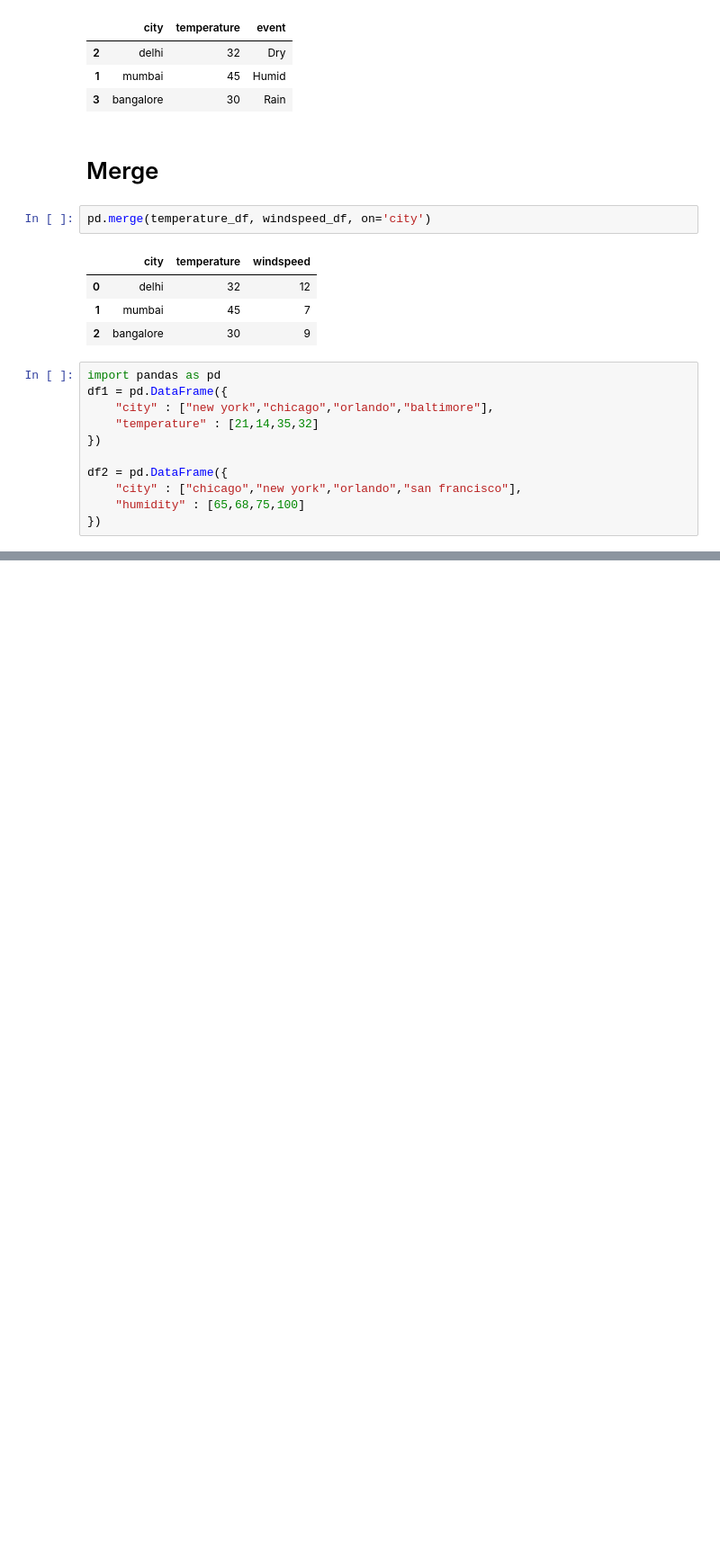
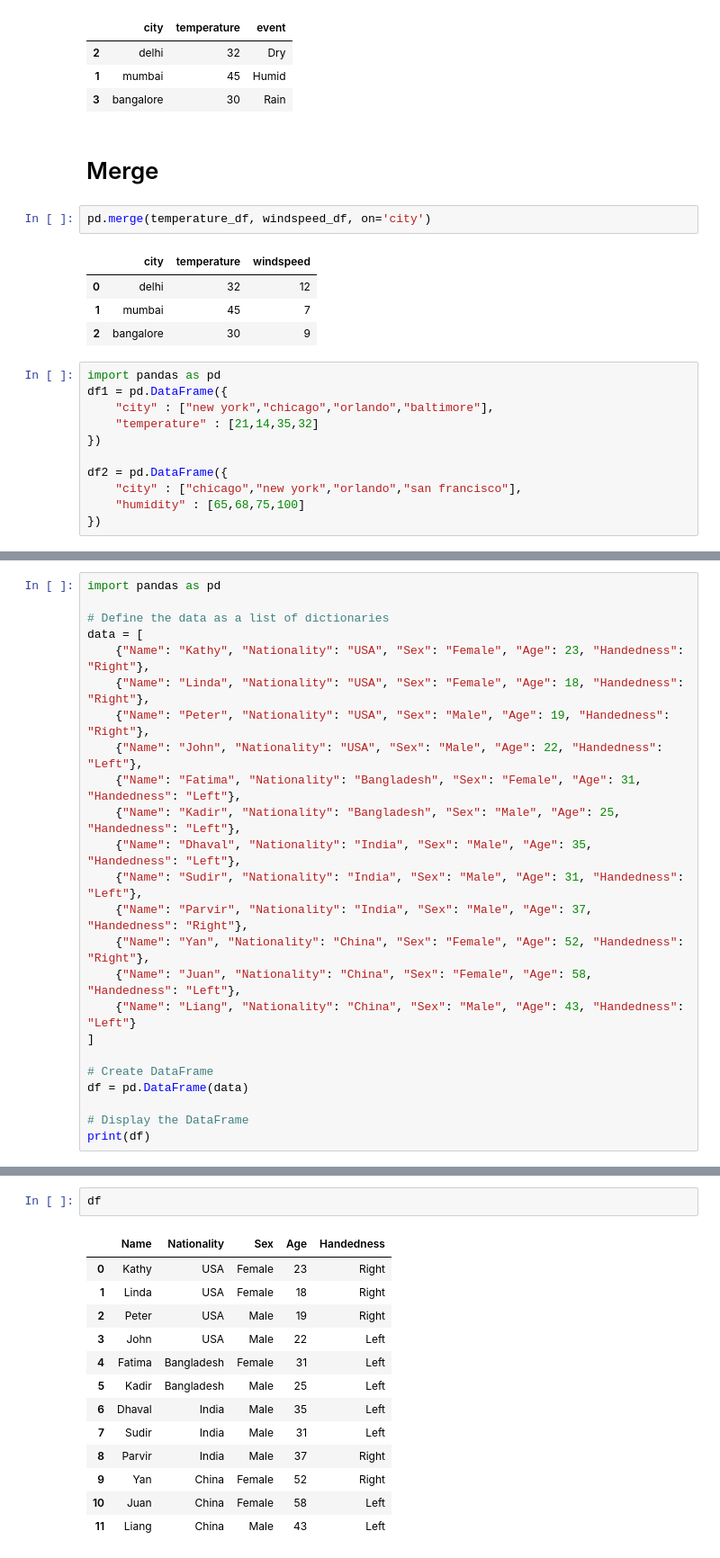
Before and after one commit to RahulTechTutorials/PythonLibraries, a Jupyter notebook: Pandas_Library.ipynb, the cells around one changed output, grey strips where cells are left out. Shown at 90% size. Cells and saved outputs as stored; diff of their text form; blank space fills up the shorter version.

```diff
--- a/Pandas_Library.ipynb
+++ b/Pandas_Library.ipynb
@@ -836,0 +1227,24 @@ pd.merge(df1,df2, on='city',how="outer")
+# %%
+import pandas as pd
+
+# Define the data as a list of dictionaries
+data = [
+    {"Name": "Kathy", "Nationality": "USA", "Sex": "Female", "Age": 23, "Handedness": "Right"},
+    {"Name": "Linda", "Nationality": "USA", "Sex": "Female", "Age": 18, "Handedness": "Right"},
+    {"Name": "Peter", "Nationality": "USA", "Sex": "Male", "Age": 19, "Handedness": "Right"},
+    {"Name": "John", "Nationality": "USA", "Sex": "Male", "Age": 22, "Handedness": "Left"},
+    {"Name": "Fatima", "Nationality": "Bangladesh", "Sex": "Female", "Age": 31, "Handedness": "Left"},
+    {"Name": "Kadir", "Nationality": "Bangladesh", "Sex": "Male", "Age": 25, "Handedness": "Left"},
+    {"Name": "Dhaval", "Nationality": "India", "Sex": "Male", "Age": 35, "Handedness": "Left"},
+    {"Name": "Sudir", "Nationality": "India", "Sex": "Male", "Age": 31, "Handedness": "Left"},
+    {"Name": "Parvir", "Nationality": "India", "Sex": "Male", "Age": 37, "Handedness": "Right"},
+    {"Name": "Yan", "Nationality": "China", "Sex": "Female", "Age": 52, "Handedness": "Right"},
+    {"Name": "Juan", "Nationality": "China", "Sex": "Female", "Age": 58, "Handedness": "Left"},
+    {"Name": "Liang", "Nationality": "China", "Sex": "Male", "Age": 43, "Handedness": "Left"}
+]
+
+# Create DataFrame
+df = pd.DataFrame(data)
+
+# Display the DataFrame
+print(df)
@@ -836,0 +1265,16 @@ pd.merge(df1,df2, on='city',how="outer")
+# %%
+df
+# %% [output]
+|  | Name | Nationality | Sex | Age | Handedness |
+| 0 | Kathy | USA | Female | 23 | Right |
+| 1 | Linda | USA | Female | 18 | Right |
+| 2 | Peter | USA | Male | 19 | Right |
+| 3 | John | USA | Male | 22 | Left |
+| 4 | Fatima | Bangladesh | Female | 31 | Left |
+| 5 | Kadir | Bangladesh | Male | 25 | Left |
+| 6 | Dhaval | India | Male | 35 | Left |
+| 7 | Sudir | India | Male | 31 | Left |
+| 8 | Parvir | India | Male | 37 | Right |
+| 9 | Yan | China | Female | 52 | Right |
+| 10 | Juan | China | Female | 58 | Left |
+| 11 | Liang | China | Male | 43 | Left |
```
Also changed, not shown: parts of 43 cells of this notebook.
